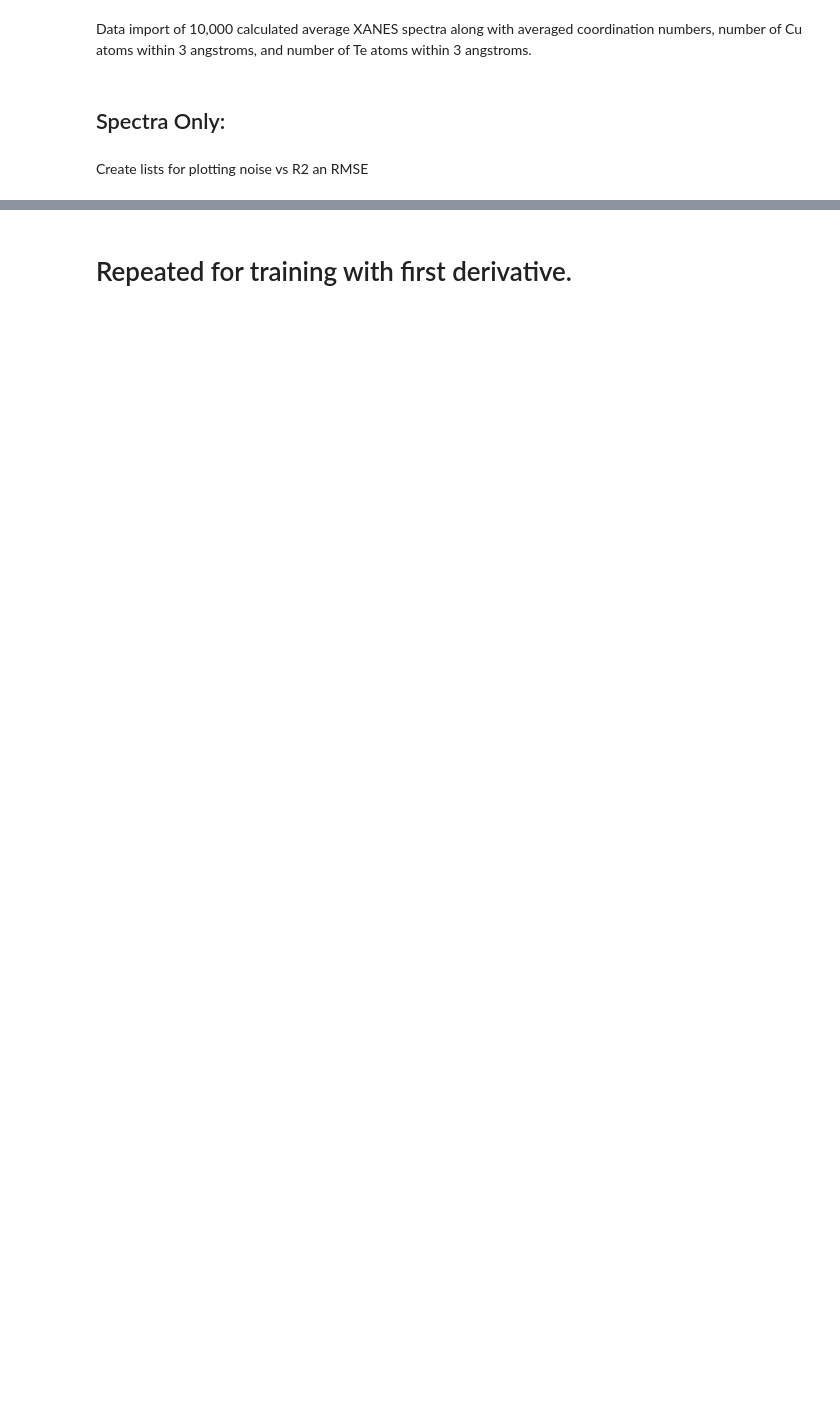
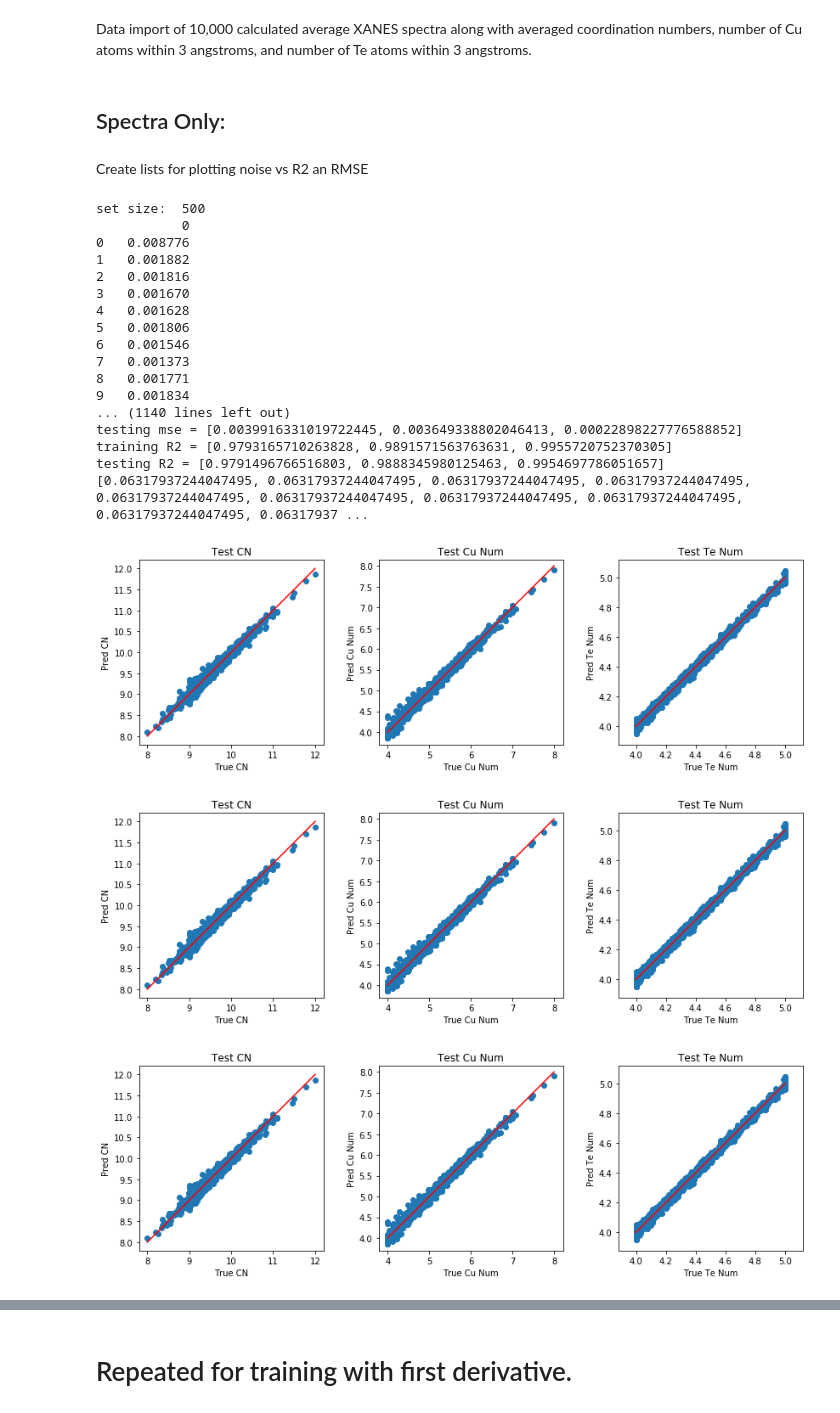
Before and after one commit to PredictXANES/XANES_Capstone, a Jupyter notebook: examples/MLPRegressor_lbfgs_0noise.ipynb, the cells around one changed output, grey strips where cells are left out. Cells and saved outputs as stored; diff of their text form; code cells hidden in the pictures; blank space fills up the shorter version.

Commit message:
pushing the NN learning curve notebook with outputs

```diff
--- a/examples/MLPRegressor_lbfgs_0noise.ipynb
+++ b/examples/MLPRegressor_lbfgs_0noise.ipynb
@@ -28,13 +28,14 @@ def split_data(df):
     list = X.columns.tolist()
 
     X.columns = range(X.shape[1])
+    X.columns = list
 
     y = df[['CN', 'Num Cu', 'Num Te']]
-    X_train, X_test, y_train, y_test = train_test_split(X, y, test_size=0.20, random_state=519)
+    X_train, X_test, y_train, y_test = train_test_split(X, y, test_size=0.20, random_state=412)
 
     return X_train, X_test, y_train, y_test, X, y
 
-def derivatives(X_noise):
+def derivatives(X):
     '''
     derivatives returns the first, second, and combined first and second derivitive dataframes
     '''
@@ -168,13 +169,15 @@ def MLP_per_set_size(df, Noise_STD, rmse_CN_master_list, score_CN_master_list, r
     MLP_per_noise is a wrapper function that runs a layer of neural network per level of noise
     '''
     for entry in Noise_STD:
+        print('set size: ', entry)
         X_train, X_test, y_train, y_test, X, y = split_data(df)
         run_layer(X_train, X_test, y_train, y_test, rmse_CN_master_list, score_CN_master_list, rmse_Cu_master_list, score_Cu_master_list, rmse_Te_master_list, score_Te_master_list)
     print(rmse_CN_master_list, score_CN_master_list, rmse_Cu_master_list, score_Cu_master_list, rmse_Te_master_list, score_Te_master_list)
 
 def MLP_per_set_size_1(df, set_size, rmse_CN_master_list_1, score_CN_master_list_1, rmse_Cu_master_list_1, score_Cu_master_list_1, rmse_Te_master_list_1, score_Te_master_list_1):
     for entry in set_size:
-        _, _, _, _, X, y = split_data(df, entry)
+        print('set size: ', entry)
+        _, _, _, _, X, y = split_data(df)
         df1, df2, df3, = derivatives(X)
         X_train, X_test, y_train, y_test = train_test_split(df1, y)
         run_layer(X_train, X_test, y_train, y_test, rmse_CN_master_list_1, score_CN_master_list_1, rmse_Cu_master_list_1, score_Cu_master_list_1, rmse_Te_master_list_1, score_Te_master_list_1)
@@ -182,16 +185,18 @@ def MLP_per_set_size_1(df, set_size, rmse_CN_master_list_1, score_CN_master_list
 
 def MLP_per_set_size_2(df, set_size, rmse_CN_master_list_2, score_CN_master_list_2, rmse_Cu_master_list_2, score_Cu_master_list_2, rmse_Te_master_list_2, score_Te_master_list_2):
     for entry in set_size:
-        _, _, _, _, X, y = split_data(df, entry)
+        print('set size: ', entry)
+        _, _, _, _, X, y = split_data(df)
         df1, df2, df3, = derivatives(X)
         X_train, X_test, y_train, y_test = train_test_split(df2, y)
         run_layer(X_train, X_test, y_train, y_test, rmse_CN_master_list_2, score_CN_master_list_2, rmse_Cu_master_list_2, score_Cu_master_list_2, rmse_Te_master_list_2, score_Te_master_list_2)
     print(rmse_CN_master_list_2, score_CN_master_list_2, rmse_Cu_master_list_2, score_Cu_master_list_2, rmse_Te_master_list_2, score_Te_master_list_2)
 
 
-def MLP_per_set_size_1_2(df, Noise_STD, rmse_CN_master_list_1_2, score_CN_master_list_1_2, rmse_Cu_master_list_1_2, score_Cu_master_list_1_2, rmse_Te_master_list_1_2, score_Te_master_list_1_2):
+def MLP_per_set_size_1_2(df, set_size, rmse_CN_master_list_1_2, score_CN_master_list_1_2, rmse_Cu_master_list_1_2, score_Cu_master_list_1_2, rmse_Te_master_list_1_2, score_Te_master_list_1_2):
     for entry in set_size:
-        _, _, _, _, X, y = split_data(df, entry)
+        print('set size: ', entry)
+        _, _, _, _, X, y = split_data(df)
         df1, df2, df3, = derivatives(X)
         X_train, X_test, y_train, y_test = train_test_split(df3, y)
         run_layer(X_train, X_test, y_train, y_test, rmse_CN_master_list_1_2, score_CN_master_list_1_2, rmse_Cu_master_list_1_2, score_Cu_master_list_1_2, rmse_Te_master_list_1_2, score_Te_master_list_1_2)
@@ -215,2 +212,31 @@ score_Te_master_list = []
+# %%
+size_list = [500, 1000, 2000, 3000, 4000, 5000, 6000, 7000, 8000, 9000, 10000]
+rmse_CN_master_list = []
+score_CN_master_list = []
+rmse_Cu_master_list = []
+score_Cu_master_list = []
+rmse_Te_master_list = []
+score_Te_master_list = []
 # %%
-MLP_per_set_size(df, Noise_STD, rmse_CN_master_list, score_CN_master_list, rmse_Cu_master_list, score_Cu_master_list, rmse_Te_master_list, score_Te_master_list)
+MLP_per_set_size(df, size_list, rmse_CN_master_list, score_CN_master_list, rmse_Cu_master_list, score_Cu_master_list, rmse_Te_master_list, score_Te_master_list)
+# %% [output]
+set size:  500
+           0
+0   0.008776
+1   0.001882
+2   0.001816
+3   0.001670
+4   0.001628
+5   0.001806
+6   0.001546
+7   0.001373
+8   0.001771
+9   0.001834
+... (1140 lines left out)
+testing mse = [0.0039916331019722445, 0.003649338802046413, 0.00022898227776588852]
+training R2 = [0.9793165710263828, 0.9891571563763631, 0.9955720752370305]
+testing R2 = [0.9791496766516803, 0.9888345980125463, 0.9954697786051657]
+[0.06317937244047495, 0.06317937244047495, 0.06317937244047495, 0.06317937244047495, 0.06317937244047495, 0.06317937244047495, 0.06317937244047495, 0.06317937244047495, 0.06317937244047495, 0.06317937 ...
+[figure, added]
+[figure, added]
+[figure, added]
```
Also changed, not shown: parts of 16 cells of this notebook.
